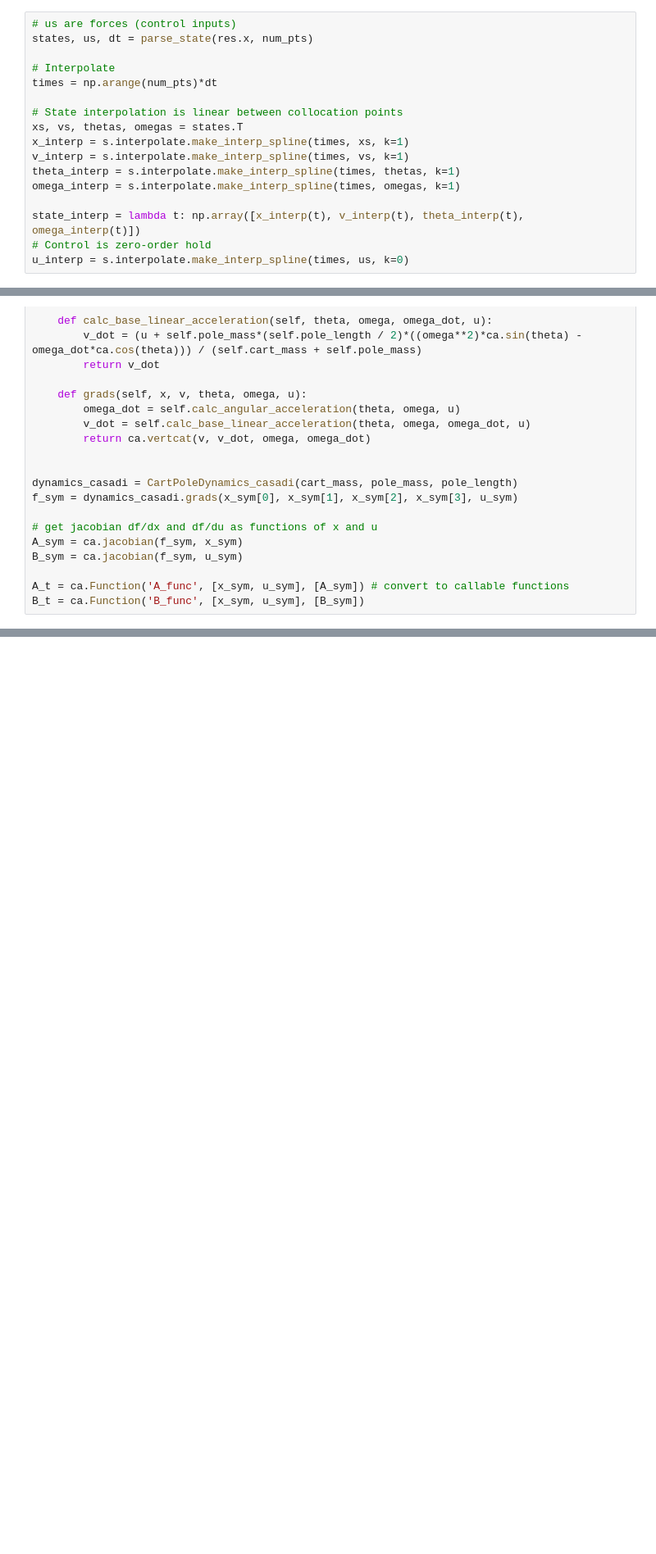
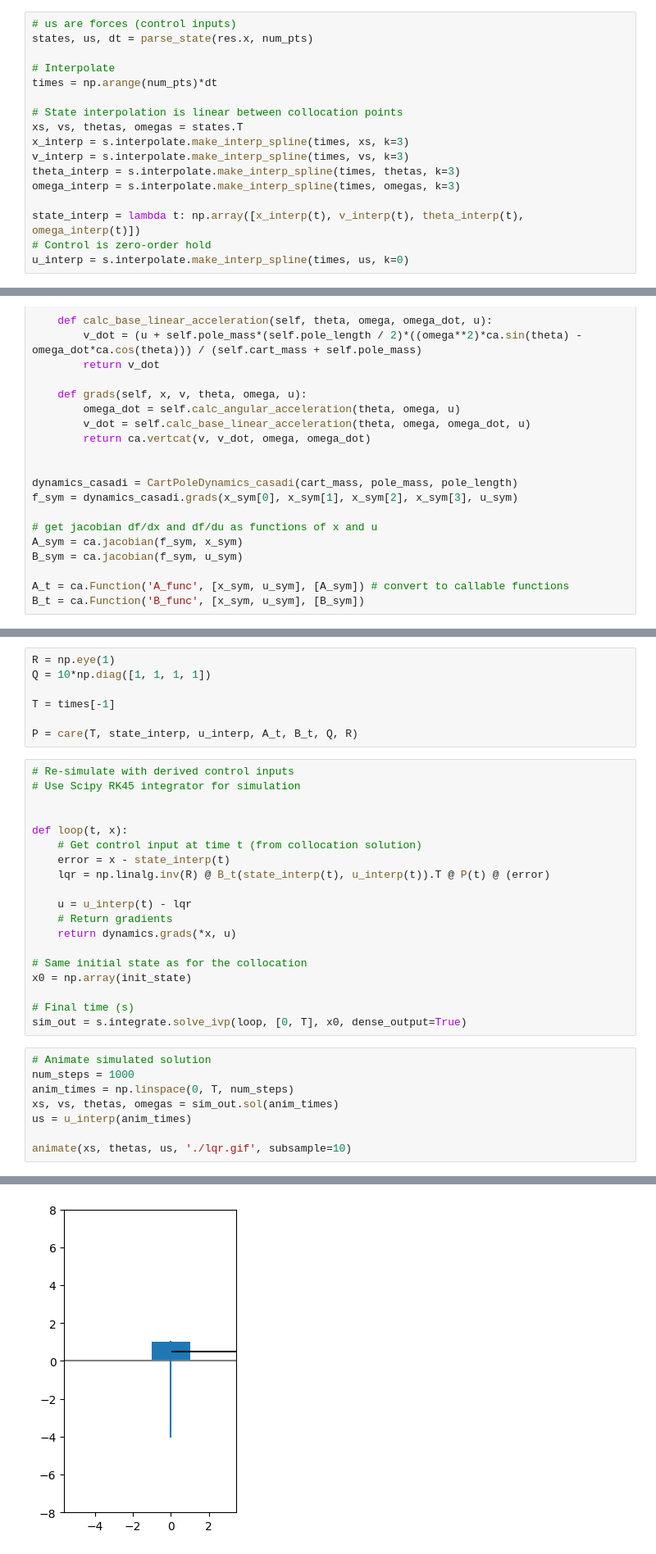
Before and after one commit to aauricchio/cart-pole-collocation, a Jupyter notebook: cart_pole_control.ipynb, the cells around one changed output, grey strips where cells are left out. Shown at 82% size. Cells and saved outputs as stored; diff of their text form; blank space fills up the shorter version.

```diff
--- a/cart_pole_control.ipynb
+++ b/cart_pole_control.ipynb
@@ -182,10 +182,10 @@ times = np.arange(num_pts)*dt
 
 # State interpolation is linear between collocation points
 xs, vs, thetas, omegas = states.T
-x_interp = s.interpolate.make_interp_spline(times, xs, k=1)
-v_interp = s.interpolate.make_interp_spline(times, vs, k=1)
-theta_interp = s.interpolate.make_interp_spline(times, thetas, k=1)
-omega_interp = s.interpolate.make_interp_spline(times, omegas, k=1)
+x_interp = s.interpolate.make_interp_spline(times, xs, k=3)
+v_interp = s.interpolate.make_interp_spline(times, vs, k=3)
+theta_interp = s.interpolate.make_interp_spline(times, thetas, k=3)
+omega_interp = s.interpolate.make_interp_spline(times, omegas, k=3)
 
 state_interp = lambda t: np.array([x_interp(t), v_interp(t), theta_interp(t), omega_interp(t)])
 # Control is zero-order hold
@@ -484,0 +396,35 @@ MovieWriter ffmpeg unavailable; using Pillow instead.
+# %%
+R = np.eye(1)
+Q = 10*np.diag([1, 1, 1, 1])
+
+T = times[-1]
+
+P = care(T, state_interp, u_interp, A_t, B_t, Q, R)
+# %%
+# Re-simulate with derived control inputs
+# Use Scipy RK45 integrator for simulation
+
+
+def loop(t, x):
+    # Get control input at time t (from collocation solution)
+    error = x - state_interp(t)
+    lqr = np.linalg.inv(R) @ B_t(state_interp(t), u_interp(t)).T @ P(t) @ (error)
+
+    u = u_interp(t) - lqr
+    # Return gradients
+    return dynamics.grads(*x, u)
+
+# Same initial state as for the collocation
+x0 = np.array(init_state)
+
+# Final time (s)
+sim_out = s.integrate.solve_ivp(loop, [0, T], x0, dense_output=True)
+# %%
+# Animate simulated solution
+num_steps = 1000
+anim_times = np.linspace(0, T, num_steps)
+xs, vs, thetas, omegas = sim_out.sol(anim_times)
+us = u_interp(anim_times)
+
+animate(xs, thetas, us, './lqr.gif', subsample=10)
+# %% [output]
@@ -484,0 +433 @@ MovieWriter ffmpeg unavailable; using Pillow instead.
+[figure, added]
```
Also changed, not shown: parts of 5 cells of this notebook, 5 other files.
